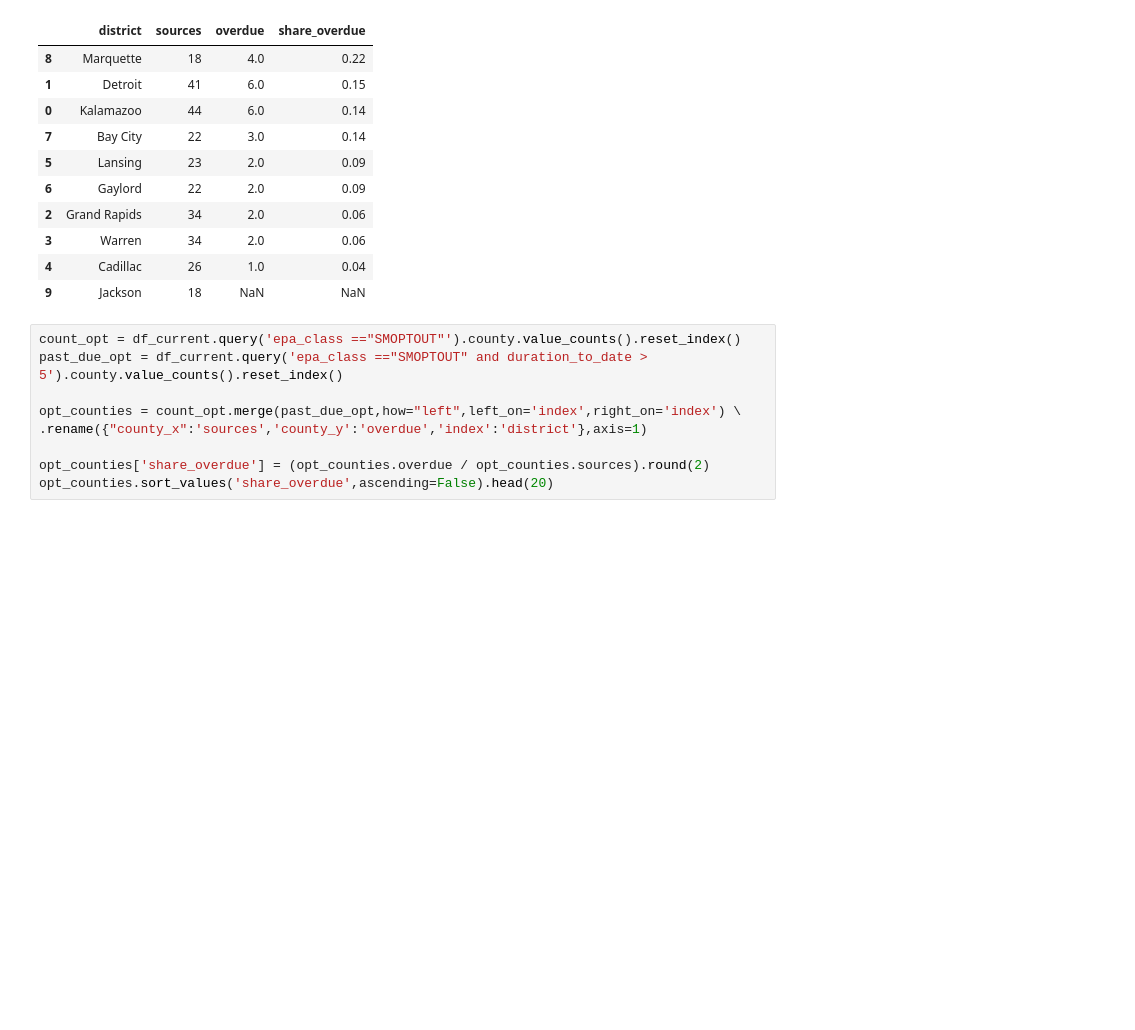
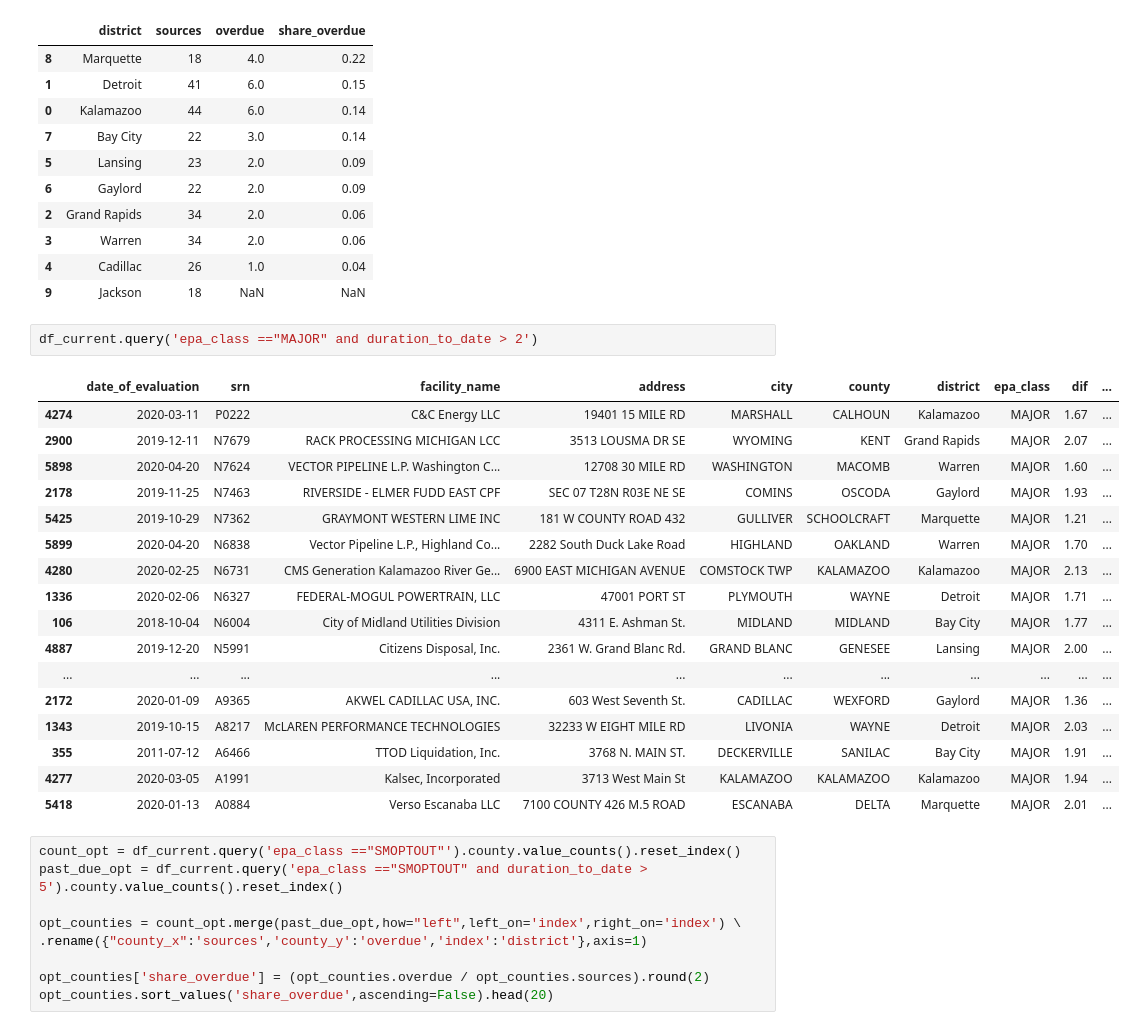
Before and after one commit to srjouppi/jouppi-regressions-pitch, a Jupyter notebook: synthetic-minor-fce.ipynb, the cells around one changed output. Drawn from its saved outputs; the diff is of its cells as text; blank space fills up the shorter version.

```diff
--- a/synthetic-minor-fce.ipynb
+++ b/synthetic-minor-fce.ipynb
@@ -402,6 +410,26 @@ major_districts.sort_values('share_overdue',ascending=False)
 | 3 | Warren | 34 | 2.0 | 0.06 |
 | 4 | Cadillac | 26 | 1.0 | 0.04 |
 | 9 | Jackson | 18 | NaN | NaN |
+# %%
+df_current.query('epa_class =="MAJOR" and duration_to_date > 2')
+# %% [output]
+|  | date_of_evaluation | srn | facility_name | address | city | county | district | epa_class | dif | ... |
+| 4274 | 2020-03-11 | P0222 | C&C Energy LLC | 19401 15 MILE RD | MARSHALL | CALHOUN | Kalamazoo | MAJOR | 1.67 | ... |
+| 2900 | 2019-12-11 | N7679 | RACK PROCESSING MICHIGAN LCC | 3513 LOUSMA DR SE | WYOMING | KENT | Grand Rapids | MAJOR | 2.07 | ... |
+| 5898 | 2020-04-20 | N7624 | VECTOR PIPELINE L.P. Washington C... | 12708 30 MILE RD | WASHINGTON | MACOMB | Warren | MAJOR | 1.60 | ... |
+| 2178 | 2019-11-25 | N7463 | RIVERSIDE - ELMER FUDD EAST CPF | SEC 07 T28N R03E NE SE | COMINS | OSCODA | Gaylord | MAJOR | 1.93 | ... |
+| 5425 | 2019-10-29 | N7362 | GRAYMONT WESTERN LIME INC | 181 W COUNTY ROAD 432 | GULLIVER | SCHOOLCRAFT | Marquette | MAJOR | 1.21 | ... |
+| 5899 | 2020-04-20 | N6838 | Vector Pipeline L.P., Highland Co... | 2282 South Duck Lake Road | HIGHLAND | OAKLAND | Warren | MAJOR | 1.70 | ... |
+| 4280 | 2020-02-25 | N6731 | CMS Generation Kalamazoo River Ge... | 6900 EAST MICHIGAN AVENUE | COMSTOCK TWP | KALAMAZOO | Kalamazoo | MAJOR | 2.13 | ... |
+| 1336 | 2020-02-06 | N6327 | FEDERAL-MOGUL POWERTRAIN, LLC | 47001 PORT ST | PLYMOUTH | WAYNE | Detroit | MAJOR | 1.71 | ... |
+| 106 | 2018-10-04 | N6004 | City of Midland Utilities Division | 4311 E. Ashman St. | MIDLAND | MIDLAND | Bay City | MAJOR | 1.77 | ... |
+| 4887 | 2019-12-20 | N5991 | Citizens Disposal, Inc. | 2361 W. Grand Blanc Rd. | GRAND BLANC | GENESEE | Lansing | MAJOR | 2.00 | ... |
+| ... | ... | ... | ... | ... | ... | ... | ... | ... | ... | ... |
+| 2172 | 2020-01-09 | A9365 | AKWEL CADILLAC USA, INC. | 603 West Seventh St. | CADILLAC | WEXFORD | Gaylord | MAJOR | 1.36 | ... |
+| 1343 | 2019-10-15 | A8217 | McLAREN PERFORMANCE TECHNOLOGIES | 32233 W EIGHT MILE RD | LIVONIA | WAYNE | Detroit | MAJOR | 2.03 | ... |
+| 355 | 2011-07-12 | A6466 | TTOD Liquidation, Inc. | 3768 N. MAIN ST. | DECKERVILLE | SANILAC | Bay City | MAJOR | 1.91 | ... |
+| 4277 | 2020-03-05 | A1991 | Kalsec, Incorporated | 3713 West Main St | KALAMAZOO | KALAMAZOO | Kalamazoo | MAJOR | 1.94 | ... |
+| 5418 | 2020-01-13 | A0884 | Verso Escanaba LLC | 7100 COUNTY 426 M.5 ROAD | ESCANABA | DELTA | Marquette | MAJOR | 2.01 | ... |
 # %%
 count_opt = df_current.query('epa_class =="SMOPTOUT"').county.value_counts().reset_index()
 past_due_opt = df_current.query('epa_class =="SMOPTOUT" and duration_to_date > 5').county.value_counts().reset_index()
```
Also changed, not shown: parts of 18 cells of this notebook, 2 other files.
